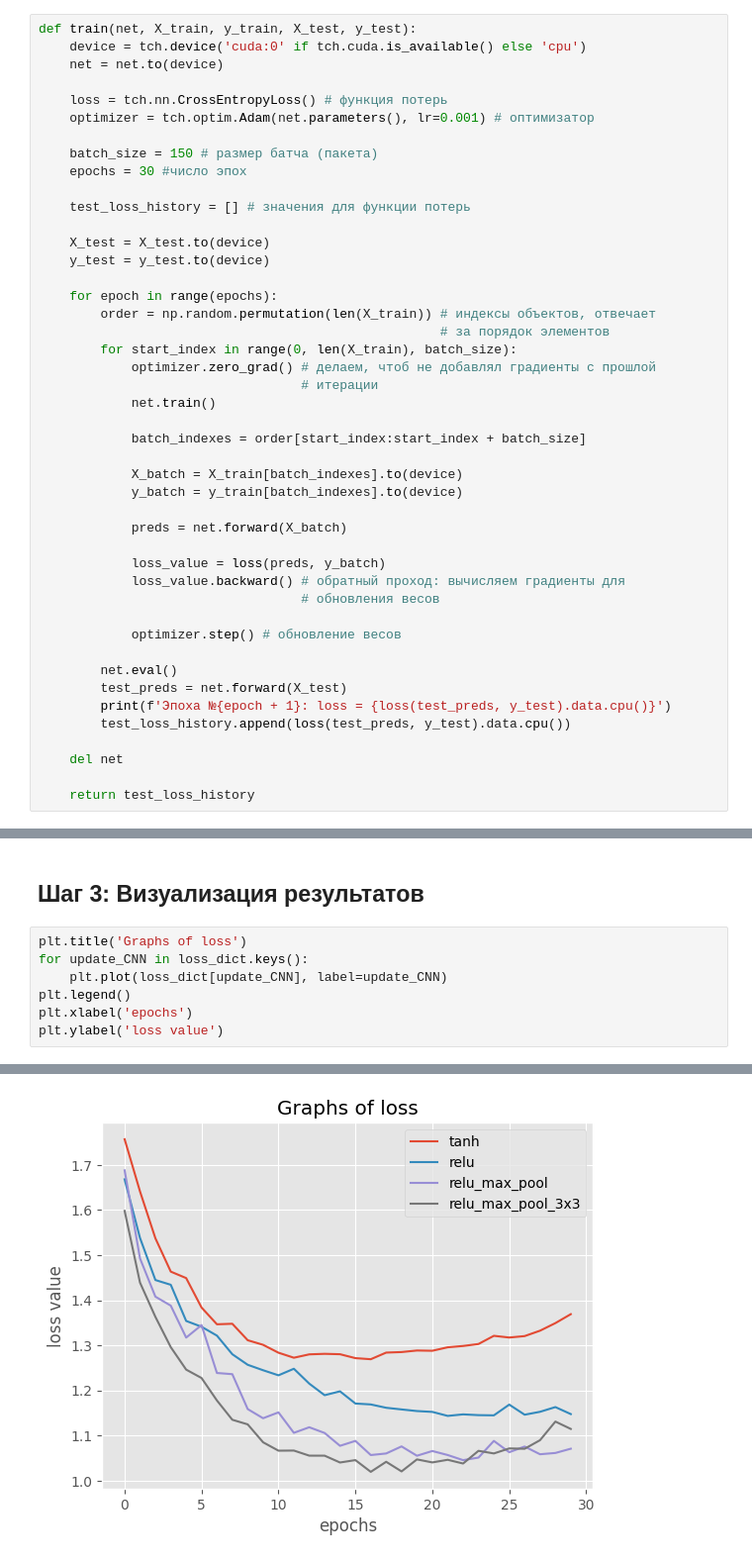
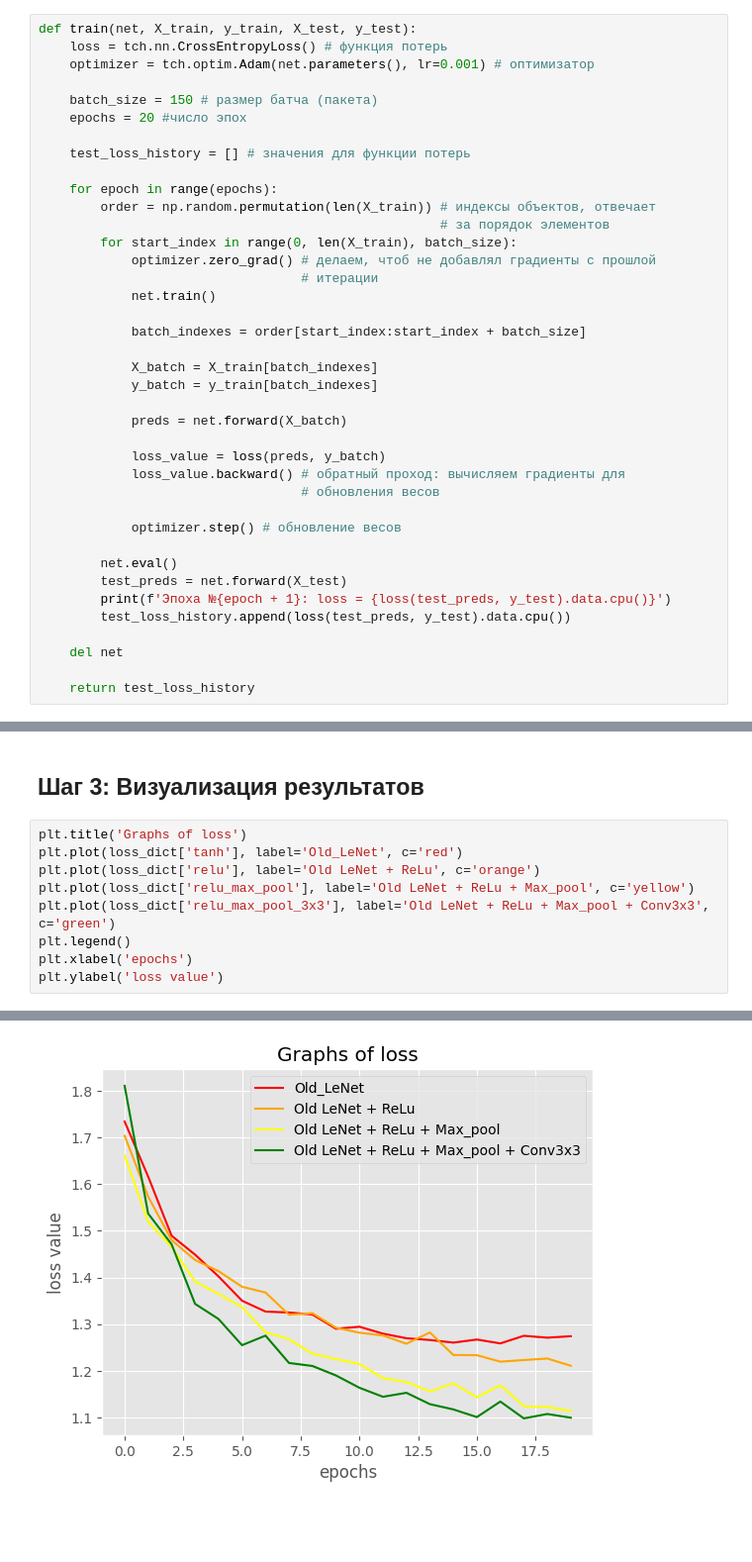
Before and after one commit to DaniilAszn/ML2_course, a Jupyter notebook: 3_Реализация_свёрточной_нейронной_сети.ipynb, the cells around one changed output, grey strips where cells are left out. Shown at 99% size. Drawn from its saved outputs; the diff is of its cells as text; blank space fills up the shorter version.

```diff
--- a/3_Реализация_свёрточной_нейронной_сети.ipynb
+++ b/3_Реализация_свёрточной_нейронной_сети.ipynb
@@ -301,19 +302,13 @@ class CNNLeNet(tch.nn.Module):
 ## Шаг 2: Обучение
 # %%
 def train(net, X_train, y_train, X_test, y_test):
-    device = tch.device('cuda:0' if tch.cuda.is_available() else 'cpu')
-    net = net.to(device)
-
     loss = tch.nn.CrossEntropyLoss() # функция потерь
     optimizer = tch.optim.Adam(net.parameters(), lr=0.001) # оптимизатор
 
     batch_size = 150 # размер батча (пакета)
-    epochs = 30 #число эпох
+    epochs = 20 #число эпох
 
     test_loss_history = [] # значения для функции потерь
-
-    X_test = X_test.to(device)
-    y_test = y_test.to(device)
 
     for epoch in range(epochs):
         order = np.random.permutation(len(X_train)) # индексы объектов, отвечает
@@ -325,8 +320,8 @@ def train(net, X_train, y_train, X_test, y_test):
 
             batch_indexes = order[start_index:start_index + batch_size]
 
-            X_batch = X_train[batch_indexes].to(device)
-            y_batch = y_train[batch_indexes].to(device)
+            X_batch = X_train[batch_indexes]
+            y_batch = y_train[batch_indexes]
 
             preds = net.forward(X_batch)
 
@@ -451,11 +458,13 @@ loss_dict['relu_max_pool_3x3'] = train(CNNLeNet(activation='relu', conv_size=3,
 ## Шаг 3: Визуализация результатов
 # %%
 plt.title('Graphs of loss')
-for update_CNN in loss_dict.keys():
-    plt.plot(loss_dict[update_CNN], label=update_CNN)
+plt.plot(loss_dict['tanh'], label='Old_LeNet', c='red')
+plt.plot(loss_dict['relu'], label='Old LeNet + ReLu', c='orange')
+plt.plot(loss_dict['relu_max_pool'], label='Old LeNet + ReLu + Max_pool', c='yellow')
+plt.plot(loss_dict['relu_max_pool_3x3'], label='Old LeNet + ReLu + Max_pool + Conv3x3', c='green')
 plt.legend()
 plt.xlabel('epochs')
 plt.ylabel('loss value')
 # %% [output]
 Text(0, 0.5, 'loss value')
-[figure, old version]
+[figure, new version]
```
Also changed, not shown: parts of 5 cells of this notebook.
